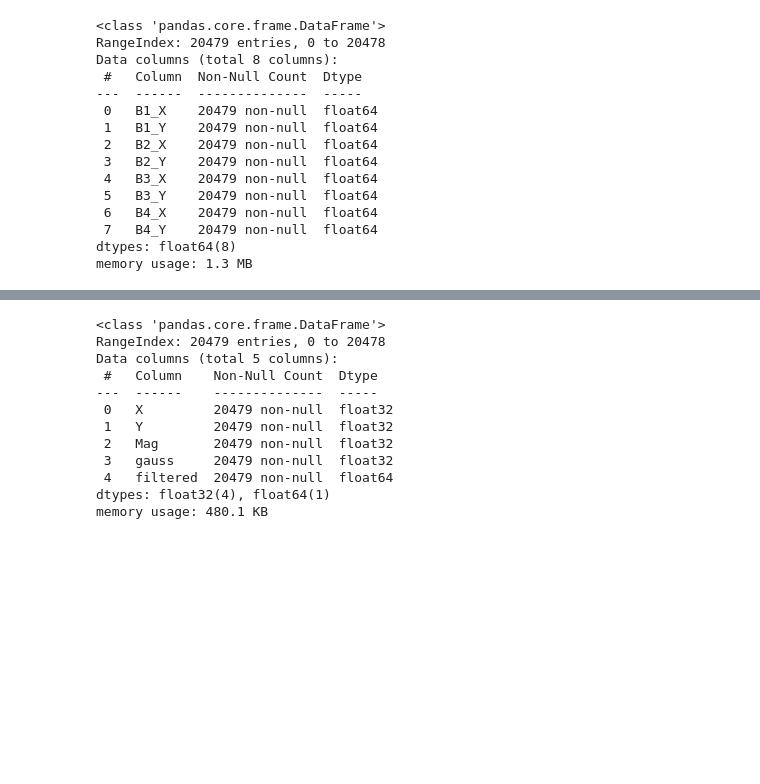
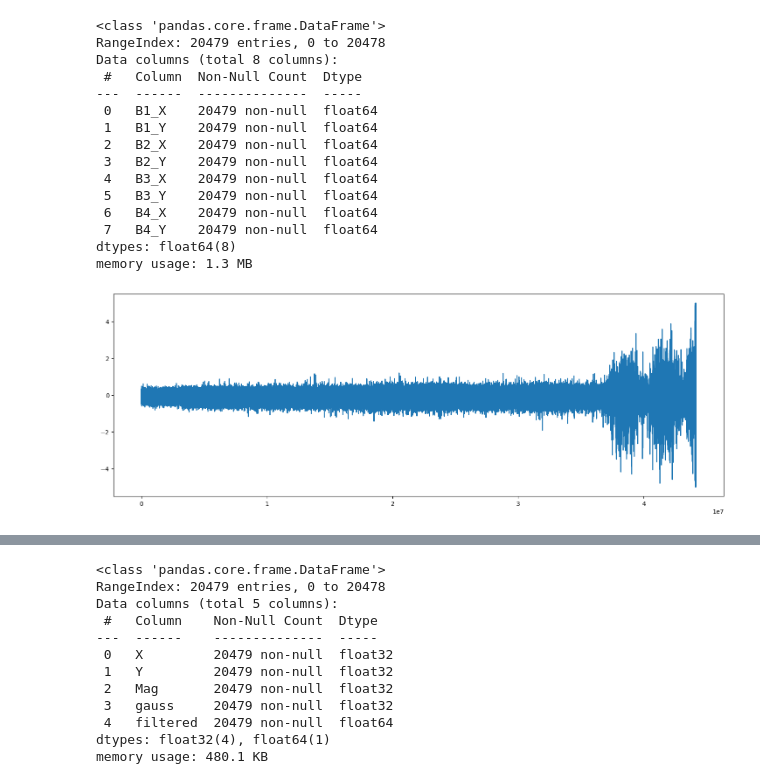
Before and after one commit to kettunenn/curly-lamp, a Jupyter notebook: examples/preprocessing.ipynb, the cells around one changed output, grey strips where cells are left out. Saved outputs shown, nothing was run; the diff lists cells and outputs as text; code cells hidden in the pictures; blank space fills up the shorter version.

```diff
--- a/examples/preprocessing.ipynb
+++ b/examples/preprocessing.ipynb
@@ -86,8 +92,10 @@ Data columns (total 8 columns):
 dtypes: float64(8)
 memory usage: 1.3 MB
 # %%
-# df = pd.read_csv("../data/IMS/1st_test/1st_test_data", sep="\t" ,usecols=[6], dtype= {6 : "float32"})
+df = pd.read_csv("../data/IMS/1st_test/1st_test_data", sep="\t" ,usecols=[4], dtype= {4 : "float32"})
 
-# df.columns = ["X"]
-# df["X"].plot(figsize=(18,6))
-# plt.show()
+df.columns = ["X"]
+df["X"].plot(figsize=(18,6))
+plt.show()
+# %% [output]
+[figure, added]
```
Also changed, not shown: parts of 14 cells of this notebook, 6 other files.
